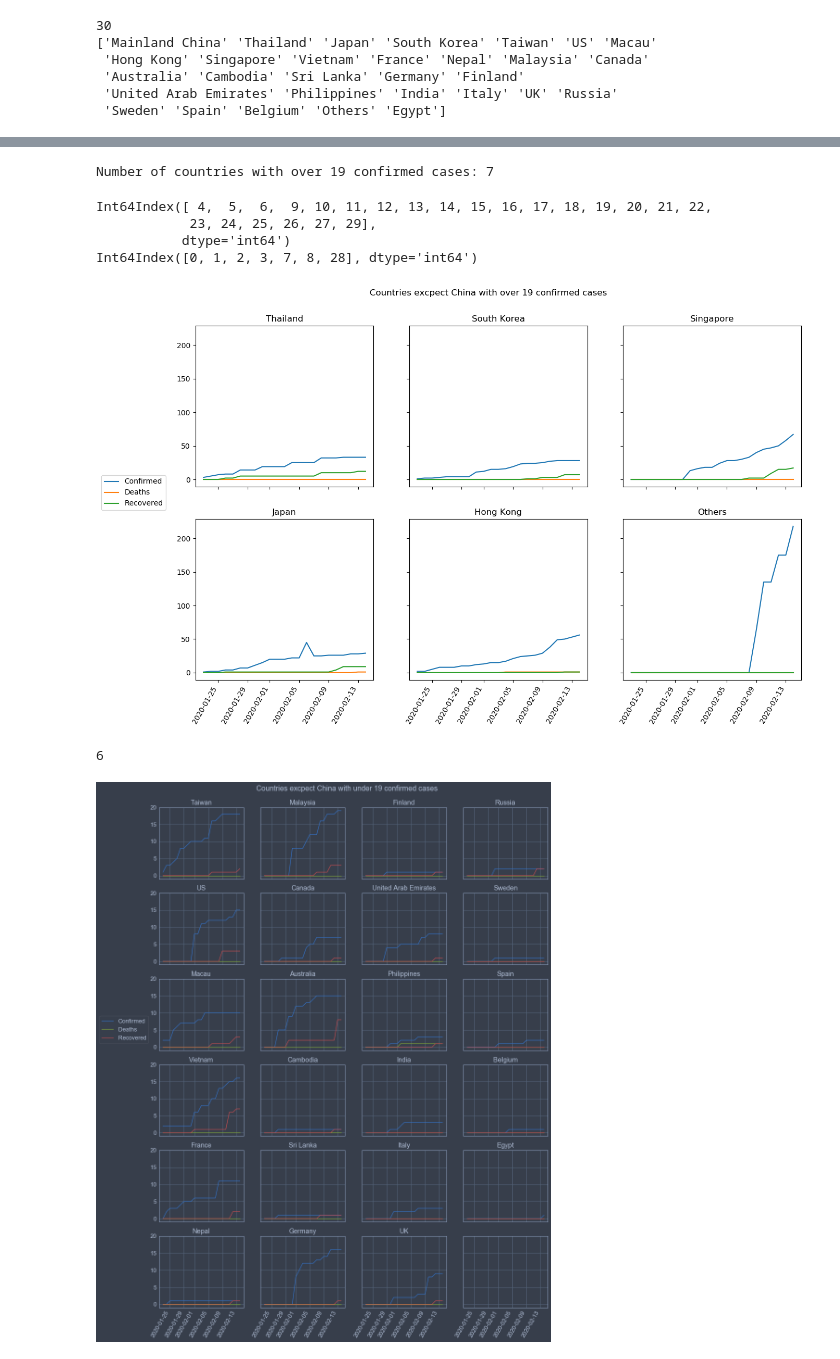
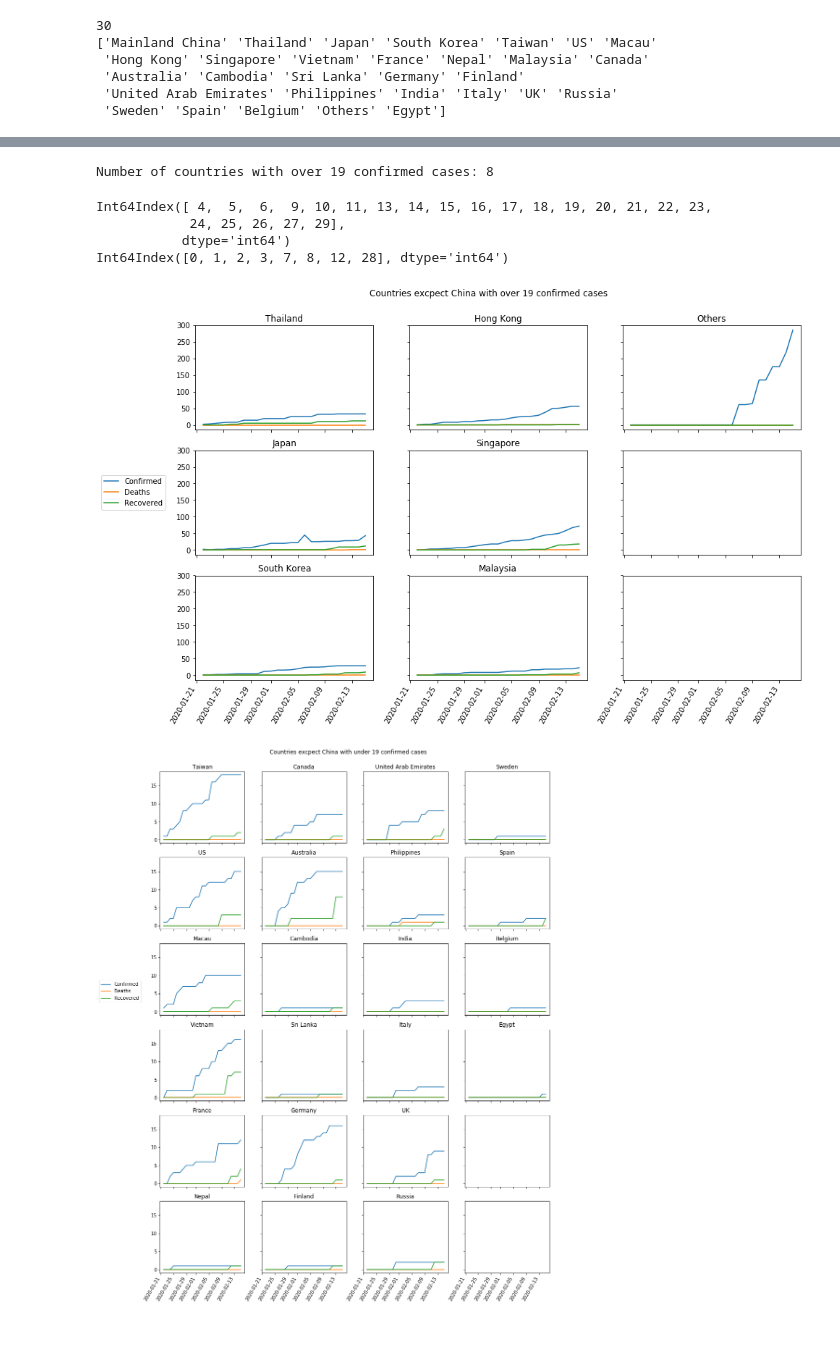
Before and after one commit to msarnacki/coronavirus-2019-nCoV, a Jupyter notebook: main.ipynb, the cells around one changed output, grey strips where cells are left out. Drawn from its saved outputs; the diff is of its cells as text; code cells hidden in the pictures; blank space fills up the shorter version.

```diff
--- a/main.ipynb
+++ b/main.ipynb
@@ -80,7 +80,7 @@ Shape of df_recovered: (75, 28)
 # %%
-china_confirmed = df_confirmed[df_confirmed['Country/Region']=="Mainland China"].iloc[:,5:].sum(axis=0)
-china_deaths = df_deaths[df_deaths['Country/Region']=="Mainland China"].iloc[:,5:].sum(axis=0)
-china_recovered = df_recovered[df_recovered['Country/Region']=="Mainland China"].iloc[:,5:].sum(axis=0)
+china_confirmed = df_confirmed[df_confirmed['Country/Region']=="Mainland China"].iloc[:,4:].sum(axis=0)
+china_deaths = df_deaths[df_deaths['Country/Region']=="Mainland China"].iloc[:,4:].sum(axis=0)
+china_recovered = df_recovered[df_recovered['Country/Region']=="Mainland China"].iloc[:,4:].sum(axis=0)
 
 print(china_confirmed)
 #print(china_recovered_series)
@@ -189,9 +190,9 @@ j = 0
 
 for country in countries_ts[1:]:
 
-    axs[i][j].plot(dates_datetime_confirmed,df_confirmed[df_confirmed['Country/Region']==country].iloc[:,5:].sum(axis=0))
-    axs[i][j].plot(dates_datetime_deaths,df_deaths[df_deaths['Country/Region']==country].iloc[:,5:].sum(axis=0))
-    axs[i][j].plot(dates_datetime_recovered,df_recovered[df_recovered['Country/Region']==country].iloc[:,5:].sum(axis=0))
+    axs[i][j].plot(dates_datetime_confirmed,df_confirmed[df_confirmed['Country/Region']==country].iloc[:,4:].sum(axis=0))
+    axs[i][j].plot(dates_datetime_deaths,df_deaths[df_deaths['Country/Region']==country].iloc[:,4:].sum(axis=0))
+    axs[i][j].plot(dates_datetime_recovered,df_recovered[df_recovered['Country/Region']==country].iloc[:,4:].sum(axis=0))
     axs[i][j].set_title(country)
     #axs[i][j].set_xticklabels(rotation=90)
     i = i + 1
@@ -211,7 +212,7 @@ plt.savefig("img/rest.png",bbox_inches='tight')
 confirmed_country = []
 row = len(dates_confirmed)-1
 for country in countries_ts:
-    confirmed_country.append(df_confirmed[df_confirmed['Country/Region']==country].iloc[:,5:].sum(axis=0)[row])
+    confirmed_country.append(df_confirmed[df_confirmed['Country/Region']==country].iloc[:,4:].sum(axis=0)[row])
 
 print(confirmed_country)
 # %% [output]
@@ -230,7 +231,7 @@ numOfRows = len(if_over_limit[if_over_limit == True].index)
 
 print('Number of countries with over {} confirmed cases: {}'.format(limit,numOfRows))
 # %% [output]
-Number of countries with over 19 confirmed cases: 7
+Number of countries with over 19 confirmed cases: 8
 # %%
 #
 indexTrue = if_over_limit[ if_over_limit == False ].index
@@ -248,10 +249,10 @@ countries_under_limit.drop(indexFalse, inplace=True, axis=0)
 #print(countries_over_limit)
 #print(countries_under_limit)
 # %% [output]
-Int64Index([ 4,  5,  6,  9, 10, 11, 12, 13, 14, 15, 16, 17, 18, 19, 20, 21, 22,
-            23, 24, 25, 26, 27, 29],
+Int64Index([ 4,  5,  6,  9, 10, 11, 13, 14, 15, 16, 17, 18, 19, 20, 21, 22, 23,
+            24, 25, 26, 27, 29],
            dtype='int64')
-Int64Index([0, 1, 2, 3, 7, 8, 28], dtype='int64')
+Int64Index([0, 1, 2, 3, 7, 8, 12, 28], dtype='int64')
 # %%
 #print(countries_last_date)
 # %%
@@ -271,9 +272,9 @@ j = 0
 
 for country in countries_over_limit["Country"][1:]:
     #print(country)
-    axs[i][j].plot(dates_datetime_confirmed, df_confirmed[df_confirmed['Country/Region']==country].iloc[:,5:].sum(axis=0))
-    axs[i][j].plot(dates_datetime_deaths,df_deaths[df_deaths['Country/Region']==country].iloc[:,5:].sum(axis=0))
-    axs[i][j].plot(dates_datetime_recovered,df_recovered[df_recovered['Country/Region']==country].iloc[:,5:].sum(axis=0))
+    axs[i][j].plot(dates_datetime_confirmed, df_confirmed[df_confirmed['Country/Region']==country].iloc[:,4:].sum(axis=0))
+    axs[i][j].plot(dates_datetime_deaths, df_deaths[df_deaths['Country/Region']==country].iloc[:,4:].sum(axis=0))
+    axs[i][j].plot(dates_datetime_recovered, df_recovered[df_recovered['Country/Region']==country].iloc[:,4:].sum(axis=0))
     axs[i][j].set_title(country)
     #axs[i][j].set_xticklabels(rotation=90)
     i = i + 1
@@ -286,38 +287,37 @@ fig.suptitle('Countries excpect China with over {} confirmed cases'.format(limit
 fig.legend(['Confirmed', 'Deaths', 'Recovered'],loc='upper left', bbox_to_anchor=(0., 0.1, 0.5, 0.5),bbox_transform=plt.gcf().transFigure)
 plt.savefig("img/rest_over_limit.png",bbox_inches='tight')
 # %% [output]
-[figure, old version]
+[figure, new version]
 # %%
 ###plot for countries with confirmed cases over limit
 plots_in_row = 4
 #define how many rows on how many countries in list without china
 plots_in_col = math.ceil((len(countries_ts)-numOfRows)/plots_in_row)
-print(plots_in_col)
+#print(plots_in_col)
 fig, axs = plt.subplots(plots_in_col, plots_in_row, figsize=(15, 22), sharey=True, sharex=True)
 fig.autofmt_xdate(rotation=60)
 
 axs0 = axs.shape[0]
 axs1 = axs.shape[1]
 
 i = 0
 j = 0
 
 for country in countries_under_limit["Country"]:
     #print(country)
-    axs[i][j].plot(dates_datetime_confirmed, df_confirmed[df_confirmed['Country/Region']==country].iloc[:,5:].sum(axis=0))
-    axs[i][j].plot(dates_datetime_deaths,df_deaths[df_deaths['Country/Region']==country].iloc[:,5:].sum(axis=0))
-    axs[i][j].plot(dates_datetime_recovered,df_recovered[df_recovered['Country/Region']==country].iloc[:,5:].sum(axis=0))
+    axs[i][j].plot(dates_datetime_confirmed, df_confirmed[df_confirmed['Country/Region']==country].iloc[:,4:].sum(axis=0))
+    axs[i][j].plot(dates_datetime_deaths, df_deaths[df_deaths['Country/Region']==country].iloc[:,4:].sum(axis=0))
+    axs[i][j].plot(dates_datetime_recovered, df_recovered[df_recovered['Country/Region']==country].iloc[:,4:].sum(axis=0))
     axs[i][j].set_title(country)
     #axs[i][j].set_xticklabels(rotation=90)
     i = i + 1
     if i==plots_in_col:
         i = 0
         j = j + 1
         if j==plots_in_row:
             j = 0
 fig.suptitle('Countries excpect China with under {} confirmed cases'.format(limit),y=0.91)
 fig.legend(['Confirmed', 'Deaths', 'Recovered'],loc='upper left', bbox_to_anchor=(0., 0.1, 0.5, 0.5),bbox_transform=plt.gcf().transFigure)
 plt.savefig("img/rest_under_limit.png",bbox_inches='tight')
 # %% [output]
-6
-[figure, old version]
+[figure, new version]
```
Also changed, not shown: parts of 9 cells of this notebook, 7 other files.
